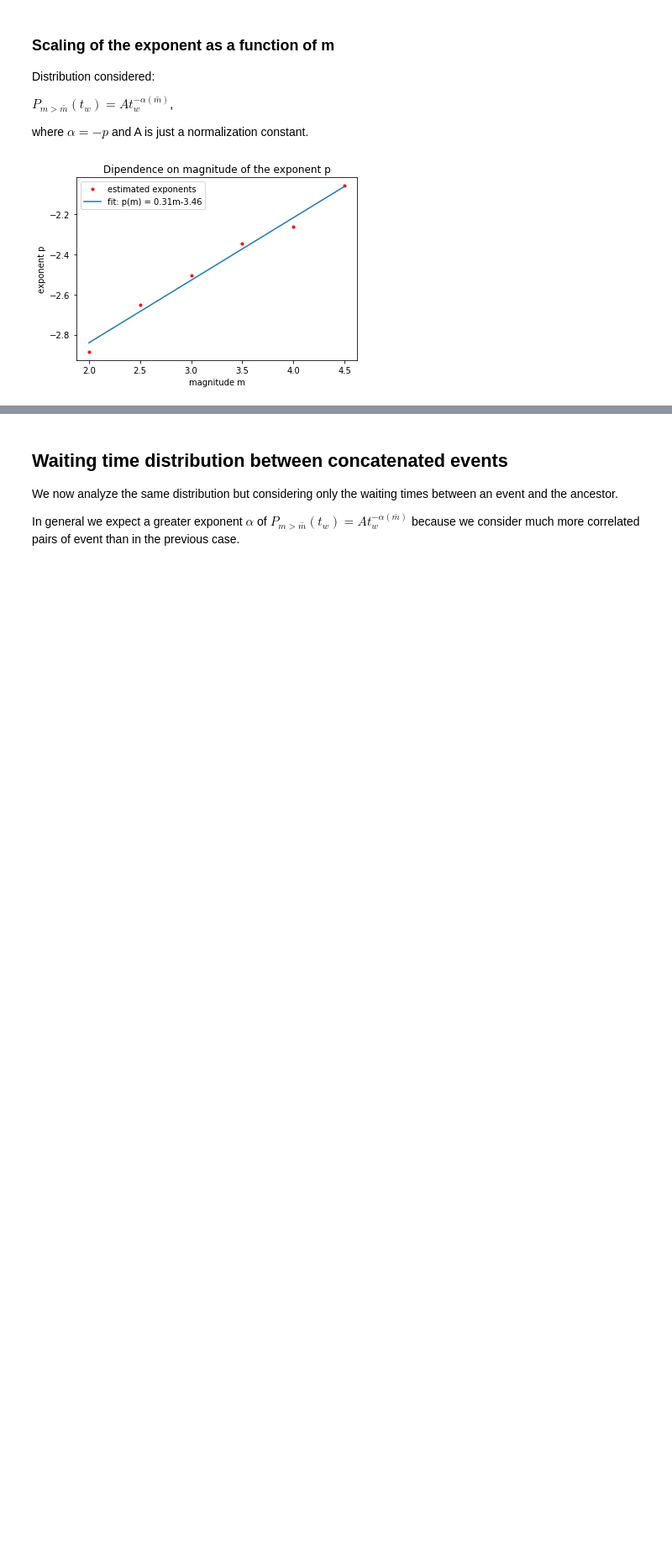
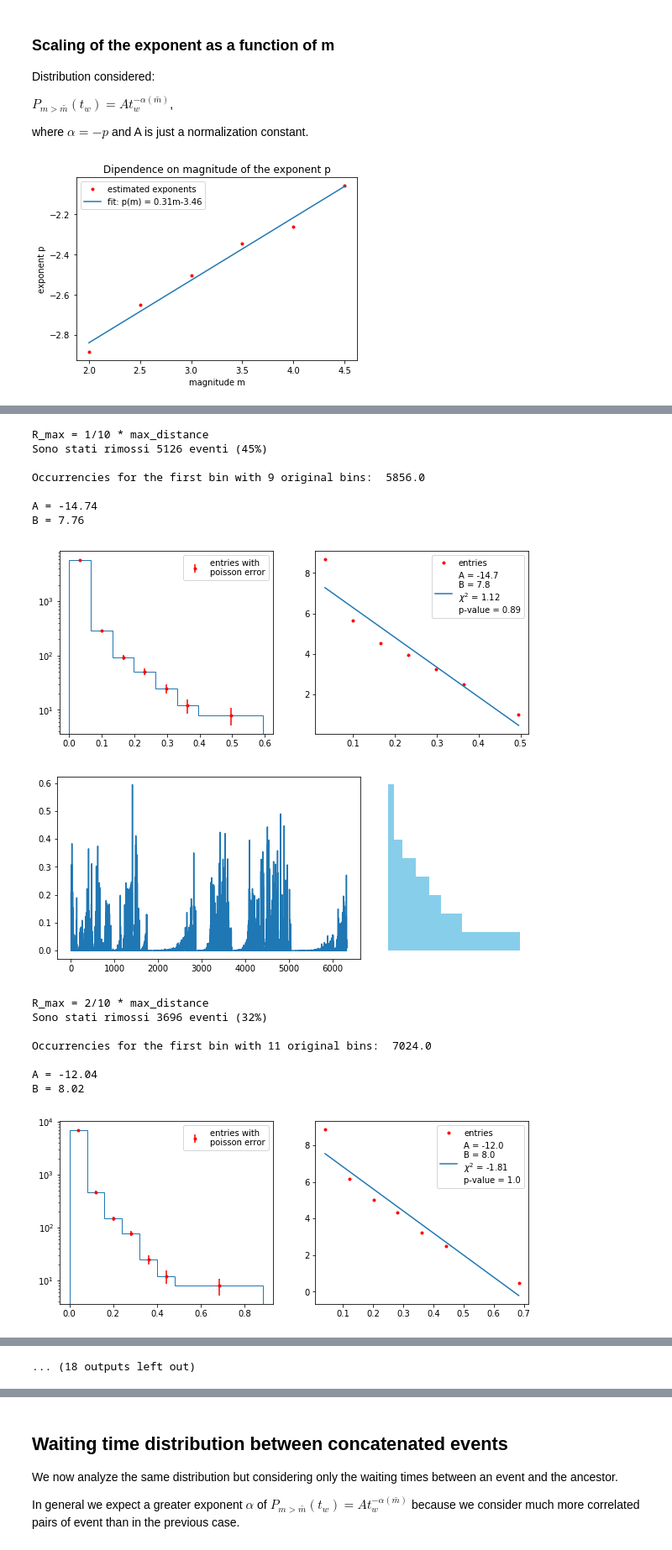
Before and after one commit to mango915/Earthquakes, a Jupyter notebook: nico.ipynb, the cells around one changed output, grey strips where cells are left out. Shown at 84% size. Cells and saved outputs as stored; diff of their text form; code cells hidden in the pictures; blank space fills up the shorter version.

```diff
--- a/nico.ipynb
+++ b/nico.ipynb
@@ -731,0 +795,21 @@ Number of bins merged into the tail: 1
+# %%
+# Rifare plot cambiando funzione da fittare (non retta)
+As, Bs, chis, ps = plot_Pm_t_Rcondition(3,10,df)
+# %% [output]
+R_max = 1/10 * max_distance
+Sono stati rimossi 5126 eventi (45%)
+
+Occurrencies for the first bin with 9 original bins:  5856.0
+
+A = -14.74
+B = 7.76
+[figure, added]
+[figure, added]
+R_max = 2/10 * max_distance
+Sono stati rimossi 3696 eventi (32%)
+
+Occurrencies for the first bin with 11 original bins:  7024.0
+
+A = -12.04
+B = 8.02
+[figure, added]
@@ -731,0 +835 @@ Number of bins merged into the tail: 1
+... (18 outputs left out)
```
Also changed, not shown: parts of 50 cells of this notebook.
